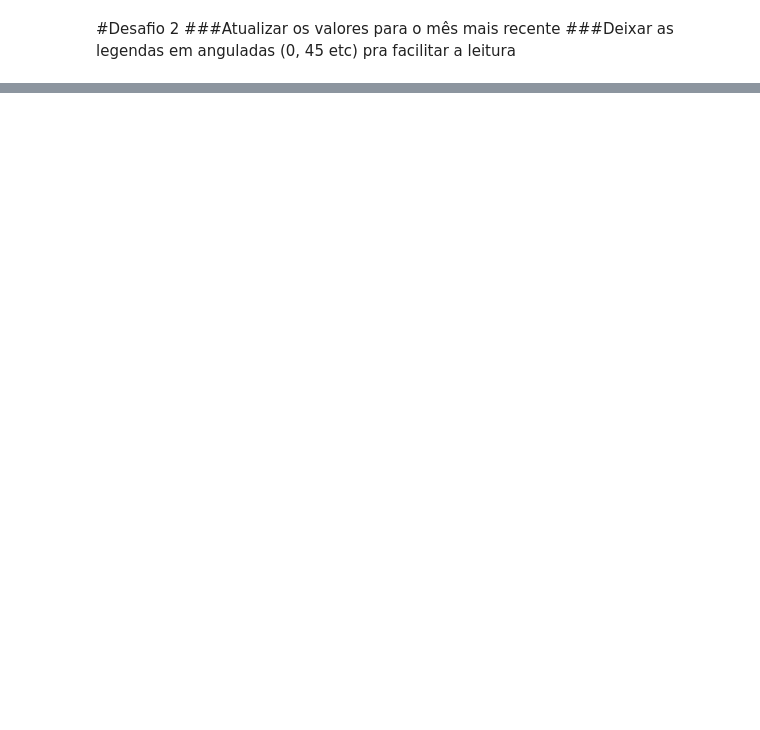
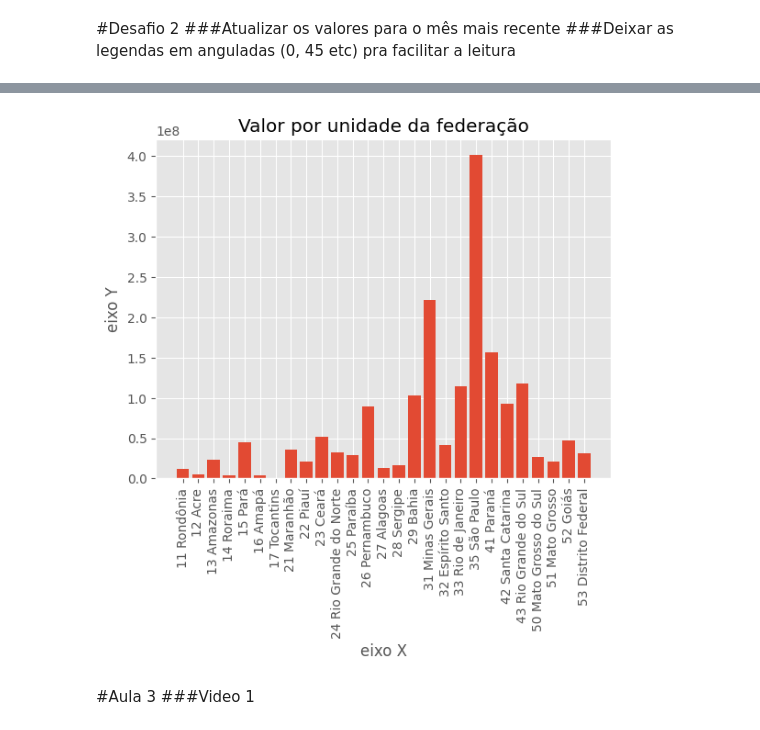
Before and after one commit to wesleyesantos/POSTECH, a Jupyter notebook: Produção_Hospitalar.ipynb, the cells around one changed output, grey strips where cells are left out. Drawn from its saved outputs; the diff is of its cells as text; code cells hidden in the pictures; blank space fills up the shorter version.

```diff
--- a/Produção_Hospitalar.ipynb
+++ b/Produção_Hospitalar.ipynb
@@ -163,0 +194,25 @@ plt.show()
+# %%
+import matplotlib.pyplot as plt
+
+#altera a cor do fundo, parte externa de plotagem
+#plt.figure(facecolor='black')
+
+
+
+plt.bar(df["Unidade da Federação"], df.iloc[:,-2]) #color='orange')
+
+plt.title('Valor por unidade da federação')
+
+plt.xlabel('eixo X')
+
+plt.ylabel('eixo Y')
+
+plt.xticks(rotation=90)
+
+
+plt.show()
+# %% [output]
+[figure, added]
+# %% [markdown]
+#Aula 3
+###Video 1
```
Also changed, not shown: parts of 62 cells of this notebook.
